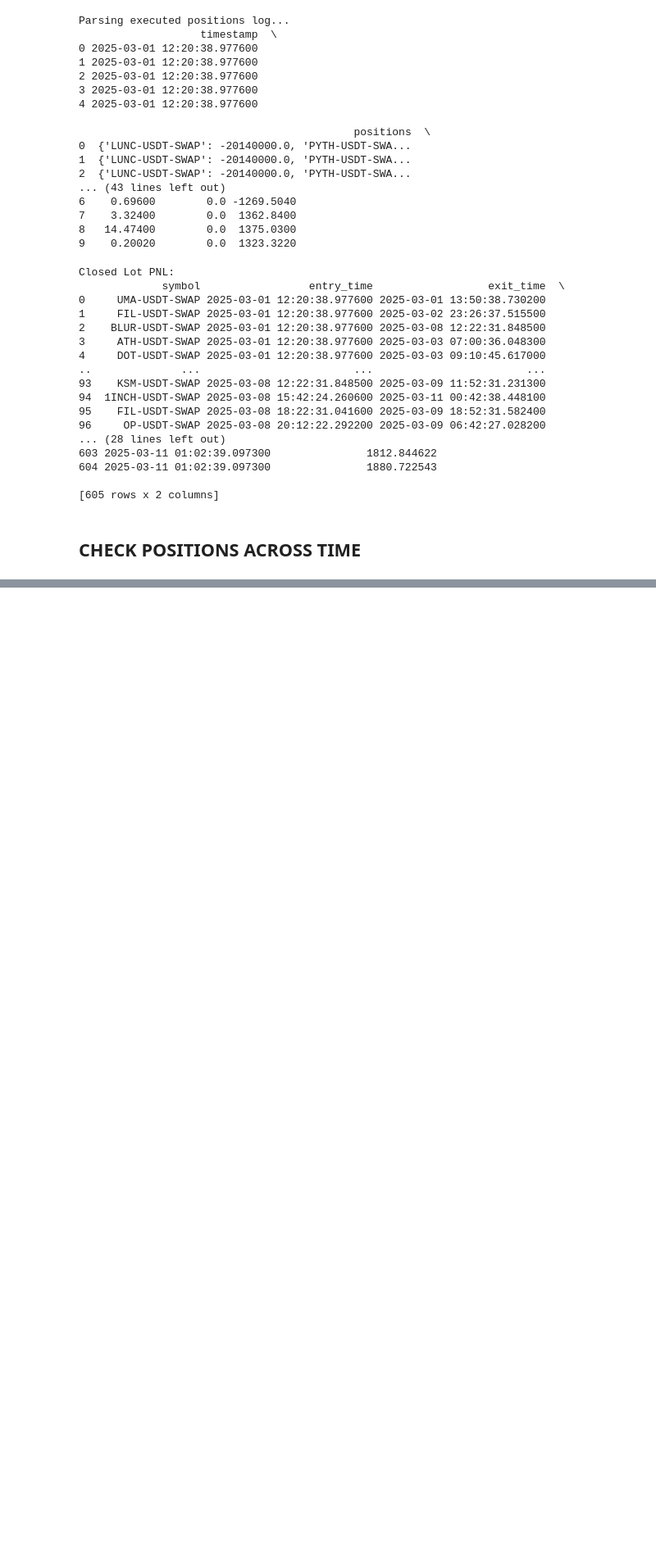
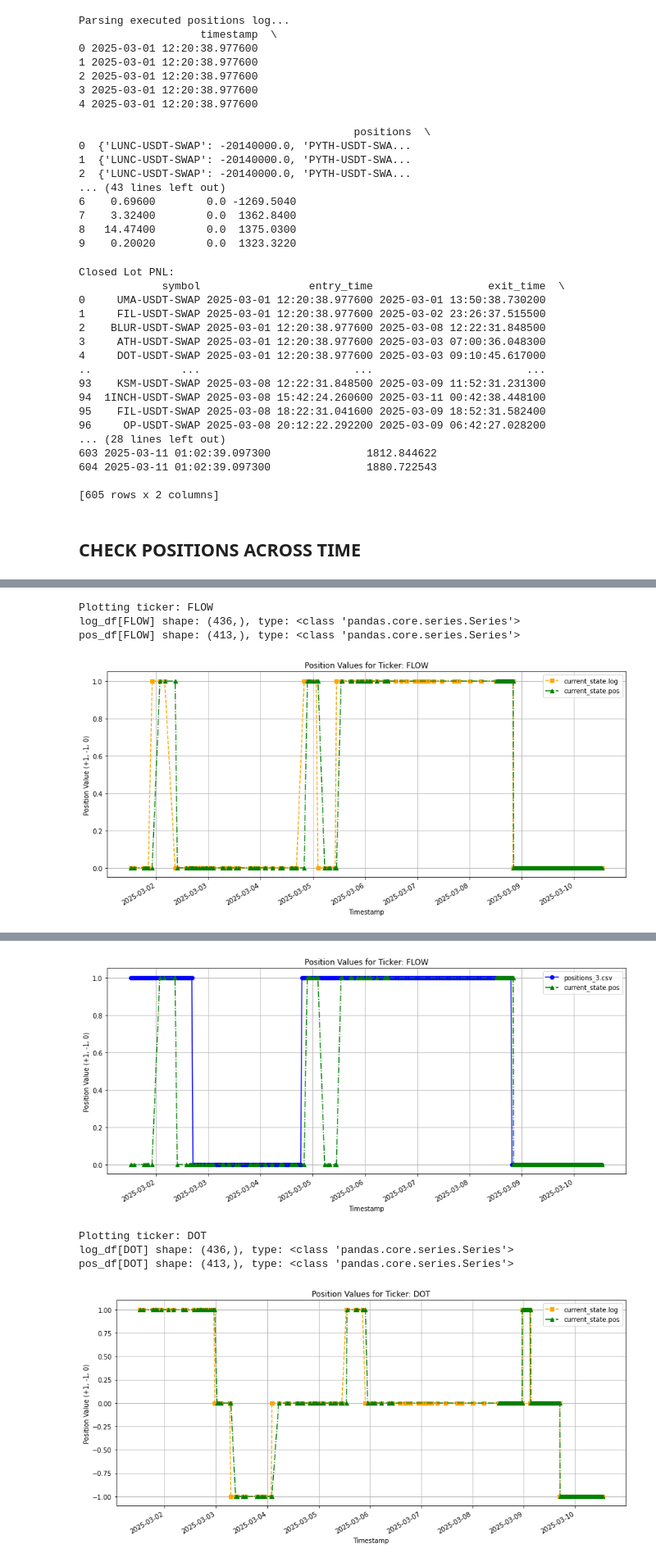
Before and after one commit to marescialloNino/pnl-analysis, a Jupyter notebook: okx_pnl_analysis.ipynb, the cells around one changed output, grey strips where cells are left out. Shown at 82% size. Drawn from its saved outputs; the diff is of its cells as text; code cells hidden in the pictures; blank space fills up the shorter version.

```diff
--- a/okx_pnl_analysis.ipynb
+++ b/okx_pnl_analysis.ipynb
@@ -2285,0 +2284,15 @@ pos_df[FLOW] shape: (413,), type: <class 'pandas.core.series.Series'>
+# %%
+
+plot_ticker(positions_3_df, log_df, pos_df, 'FLOW', [2,3])
+plot_ticker(positions_3_df, log_df, pos_df, 'FLOW', [1,3])
+plot_ticker(positions_3_df, log_df, pos_df, 'DOT', [2,3])
+plot_ticker(positions_3_df, log_df, pos_df, 'DOT', [1,3])
+plot_ticker(positions_3_df, log_df, pos_df, 'BTC', [2,3])
+plot_ticker(positions_3_df, log_df, pos_df, 'BTC', [1,3])
+plot_ticker(positions_3_df, log_df, pos_df, 'MANA', [2,3])
+plot_ticker(positions_3_df, log_df, pos_df, 'MANA', [1,3])
+# %% [output]
+Plotting ticker: FLOW
+log_df[FLOW] shape: (436,), type: <class 'pandas.core.series.Series'>
+pos_df[FLOW] shape: (413,), type: <class 'pandas.core.series.Series'>
+[figure, added]
@@ -2285,0 +2308,5 @@ pos_df[FLOW] shape: (413,), type: <class 'pandas.core.series.Series'>
+[figure, added]
+Plotting ticker: DOT
+log_df[DOT] shape: (436,), type: <class 'pandas.core.series.Series'>
+pos_df[DOT] shape: (413,), type: <class 'pandas.core.series.Series'>
+[figure, added]
```
Also changed, not shown: parts of 8 cells of this notebook.
